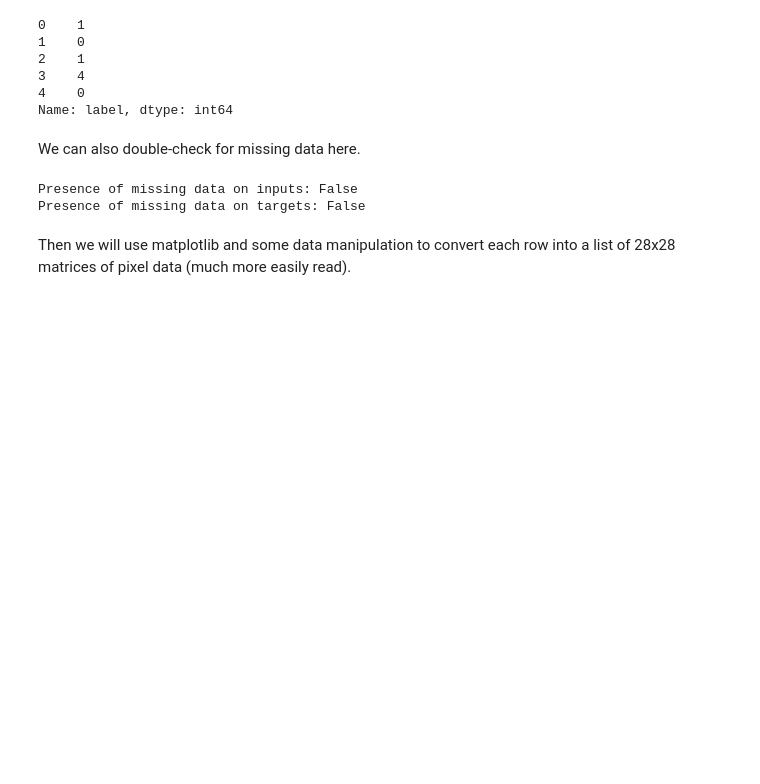
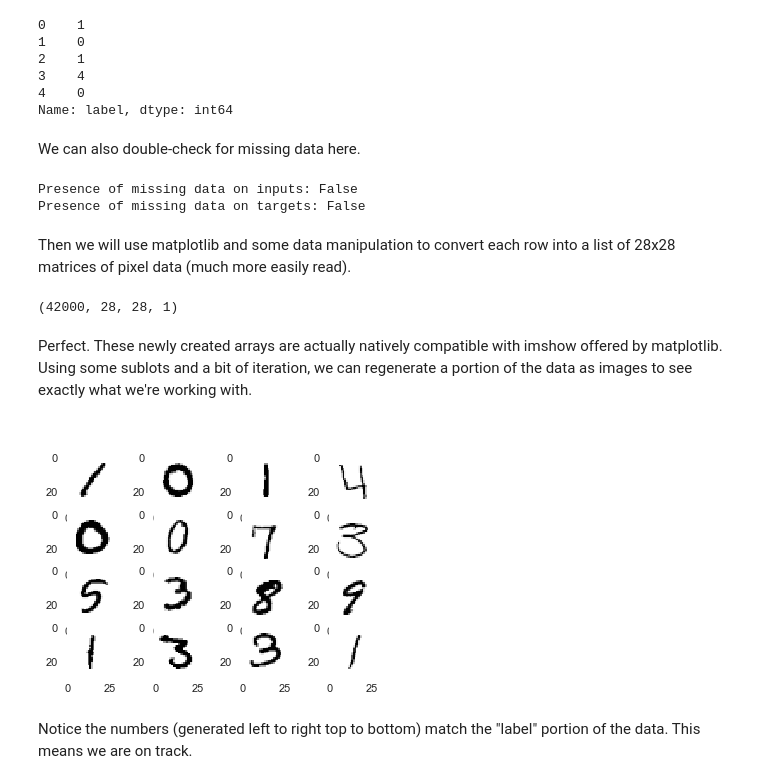
Before and after one commit to malikendsley/MOSTECMLProject-, a Jupyter notebook: MNIST Digit Recognition with Deep Learning - Malik Endsley and Daniel Park.ipynb, the cells around one changed output. Saved outputs shown, nothing was run; the diff lists cells and outputs as text; code cells hidden in the pictures; blank space fills up the shorter version.

```diff
--- a/MNIST Digit Recognition with Deep Learning - Malik Endsley and Daniel Park.ipynb
+++ b/MNIST Digit Recognition with Deep Learning - Malik Endsley and Daniel Park.ipynb
@@ -79,4 +86,21 @@ Presence of missing data on targets: False
 Then we will use matplotlib and some data manipulation to convert each row into a list of 28x28 matrices of pixel data (much more easily read).
 # %%
 import numpy as np
-X_train = X_train.values.reshape(-1,28,28,1)
+X_trainShaped = X_train.values.reshape(-1,28,28,1)
+X_trainShaped.shape
+# %% [output]
+(42000, 28, 28, 1)
+# %% [markdown]
+Perfect. These newly created arrays are actually natively compatible with imshow offered by matplotlib. Using some sublots and a bit of iteration, we can regenerate a portion of the data as images to see exactly what we're working with. <br/> <br/>
+# %%
+plt.rcParams["axes.grid"] #remove gridlines
+fig, ax = plt.subplots(nrows=4, ncols=4)
+index = 0
+for row in ax:
+    for col in row:
+        col.imshow(X_trainShaped[index][:,:,0], cmap="Greys")
+        index += 1
+# %% [output]
+[figure, added]
+# %% [markdown]
+Notice the numbers (generated left to right top to bottom) match the "label" portion of the data. This means we are on track.
```
Also changed, not shown: parts of 6 cells of this notebook.
